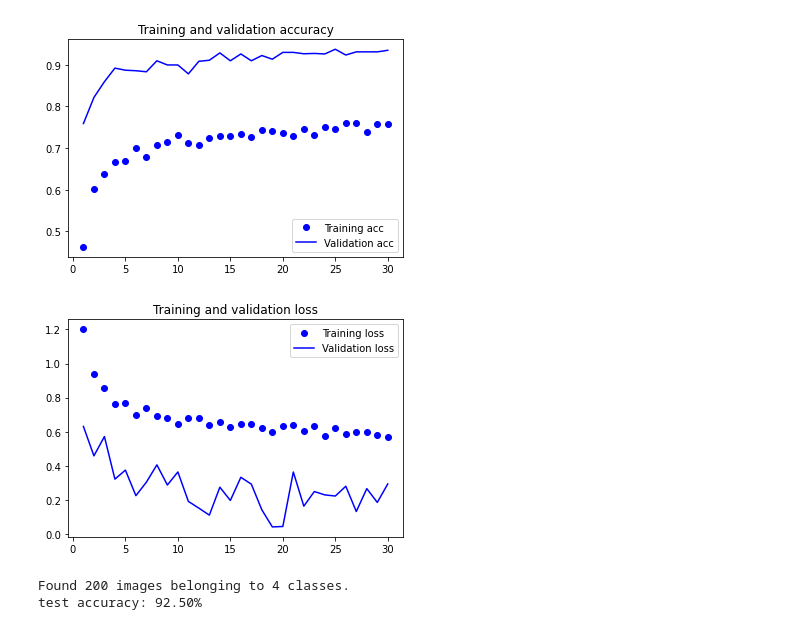
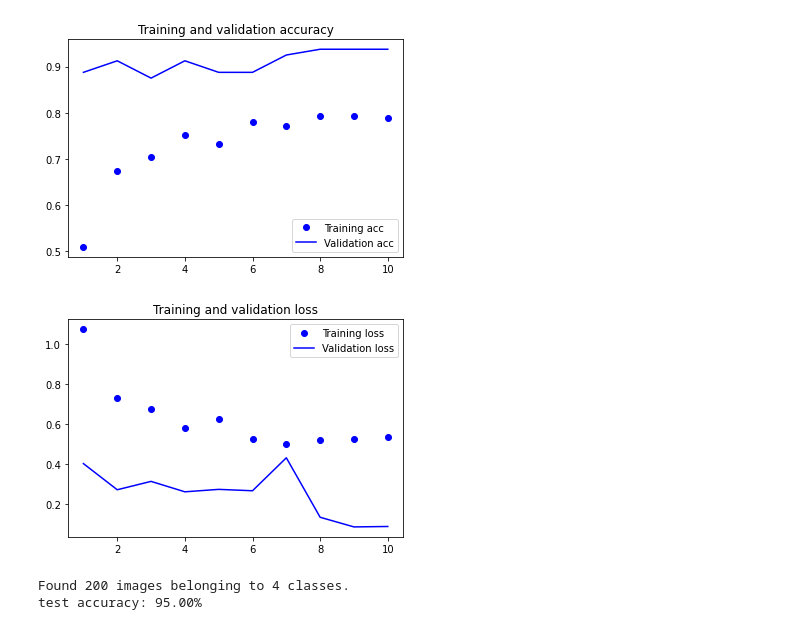
Before and after one commit to dengcfei/deeplearning, a Jupyter notebook: Q5_Try4.ipynb, the cells around one changed output. Cells and saved outputs as stored; diff of their text form; code cells hidden in the pictures.

```diff
--- a/Q5_Try4.ipynb
+++ b/Q5_Try4.ipynb
@@ -30,11 +30,11 @@ test_datagen = ImageDataGenerator(rescale=1./255)
 train_generator = train_datagen.flow_from_directory(
     train_dir,
     target_size=(150, 150),
-    batch_size=20,
+    batch_size=32,
     class_mode='categorical')
 validation_generator = test_datagen.flow_from_directory(
         validation_dir,
         target_size=(150, 150),
-        batch_size=20,
+        batch_size=32,
         class_mode='categorical')
 # %% [output]
@@ -113,0 +147,30 @@ KeyboardInterrupt:
+# %%
+from keras.applications import VGG16
+conv_base = VGG16(weights='imagenet',
+                  include_top=False,
+                  input_shape=(150, 150, 3))
+
+model = models.Sequential()
+model.add(conv_base)
+model.add(layers.Flatten())
+model.add(layers.Dense(64, activation='relu'))
+model.add(layers.Dropout(0.5))
+model.add(layers.Dense(4, activation='softmax'))
+
+for layer in conv_base.layers[:15]:
+    layer.trainable = False
+#for i, layer in enumerate(conv_base.layers):
+#    print(i, layer.name, layer.trainable)
+#model.summary()
+model.compile(loss='categorical_crossentropy',
+              #optimizer=optimizers.RMSprop(lr=0.001),
+              optimizer=optimizers.adam(lr=0.0001),
+              metrics=['acc'])
+
+history = model.fit_generator(
+      train_generator,
+      #steps_per_epoch=60,
+      epochs=10,
+      validation_data=validation_generator,
+      #validation_steps=4
+)
@@ -114,39 +191,39 @@ KeyboardInterrupt:
 # %%
-model.save('modelQ5.try4') #important do not change the name of the model
+#model.save('modelQ5.try4') #important do not change the name of the model
 
 import matplotlib.pyplot as plt
 acc = history.history['acc']
 val_acc = history.history['val_acc']
 loss = history.history['loss']
 val_loss = history.history['val_loss']
 epochs = range(1, len(acc) + 1)
 plt.plot(epochs, acc, 'bo', label='Training acc')
 plt.plot(epochs, val_acc, 'b', label='Validation acc')
 plt.title('Training and validation accuracy')
 plt.legend()
 plt.figure()
 plt.plot(epochs, loss, 'bo', label='Training loss')
 plt.plot(epochs, val_loss, 'b', label='Validation loss')
 plt.title('Training and validation loss')
 plt.legend()
 plt.show()
 
 import numpy as np
 test_dir= os.path.join(base_dir, 'test') # very important: do not change this!
 
 
 
 datagen = ImageDataGenerator(rescale=1./255)
 test_generator = datagen.flow_from_directory(
         test_dir,
         target_size=(150, 150),
-        batch_size=20,
+        batch_size=32,
         class_mode='categorical')
 
 loss , acc = model.evaluate_generator(generator=test_generator)
 print("test accuracy: {:5.2f}%".format(100*acc))
 # %% [output]
-[figure, old version]
+[figure, new version]
-[figure, old version]
+[figure, new version]
 Found 200 images belonging to 4 classes.
-test accuracy: 92.50%
+test accuracy: 95.00%
```
Also changed, not shown: parts of 6 cells of this notebook, 6 other files.
